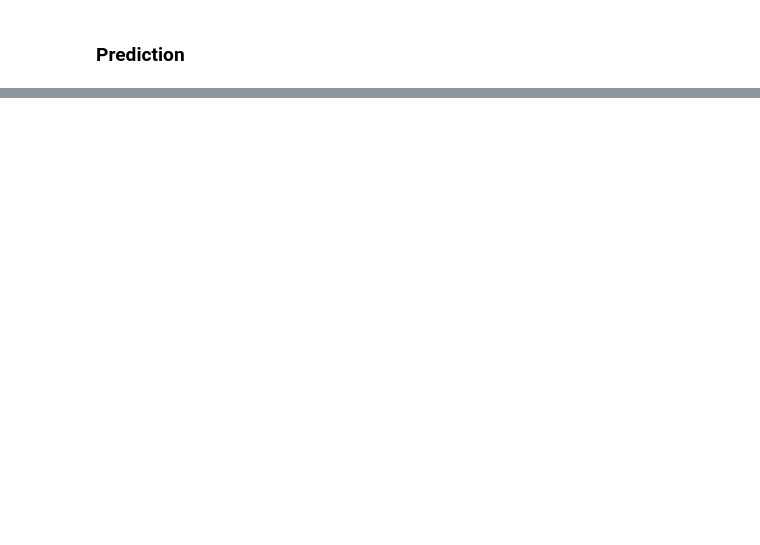
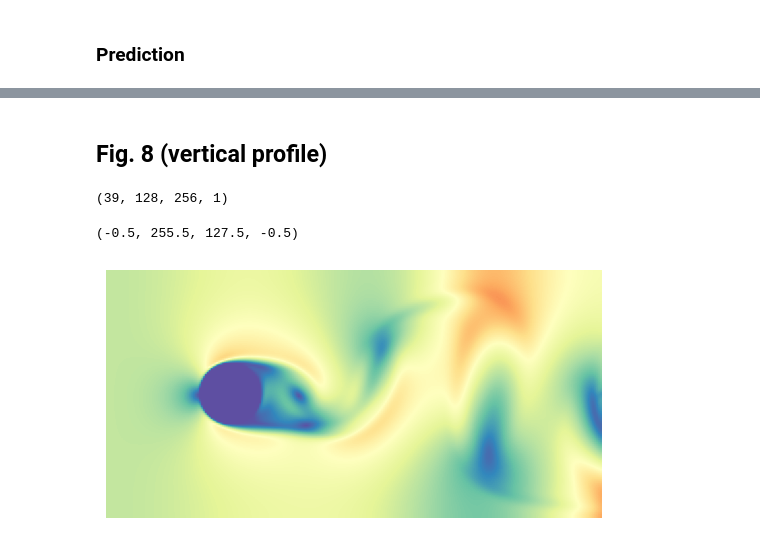
Before and after one commit to hphong1990/flrnet, a Jupyter notebook: validation_nb.ipynb, the cells around one changed output, grey strips where cells are left out. Saved outputs shown, nothing was run; the diff lists cells and outputs as text; code cells hidden in the pictures; blank space fills up the shorter version.

```diff
--- a/validation_nb.ipynb
+++ b/validation_nb.ipynb
@@ -101,34 +122,2 @@ mlp_recon.load_weights('mlp_cnn_8_ran.h5')
 # %% [markdown]
 ### Prediction
-# %%
-# Save model weight
-# Reconstruction
-gt_data = []
-reconstruction_sens = []
-reconstruction_mlp_cnn = []
-for case_idx in range(4):
-    gt_data.append(full_field_data_whole_test_norm[39*case_idx:(39*(case_idx +1)),:,:,:])
-
-    ## FLRNet
-    _, _, z_sens = flow_recon_net.sens_mapping(sensor_data_whole_test_norm[39*case_idx:(39*(case_idx +1)),:])
-    reconstruction_sens_iter = flow_recon_net.decoder(z_sens).numpy()
-    reconstruction_sens.append(reconstruction_sens_iter)
-
-    reconstruction_mlp_cnn_iter = mlp_recon(sensor_data_whole_test_norm[39*case_idx:(39*(case_idx +1)),:]).numpy()
-    reconstruction_mlp_cnn.append(reconstruction_mlp_cnn_iter)
-
-# ## MLP - L1
-# _, _, z_sens = flow_recon_net.sens_mapping(sensor_data_whole_test_norm[39*case_idx:(39*(case_idx +1)),:])
-# reconstruction_sens = flow_recon_net.decoder(z_sens).numpy()
-
-# ## MLP - L2
-# _, _, z_sens = flow_recon_net.sens_mapping(sensor_data_whole_test_norm[39*case_idx:(39*(case_idx +1)),:])
-# reconstruction_sens = flow_recon_net.decoder(z_sens).numpy()
-
-# ## MLP - PINN
-# _, _, z_sens = flow_recon_net.sens_mapping(sensor_data_whole_test_norm[39*case_idx:(39*(case_idx +1)),:])
-# reconstruction_sens = flow_recon_net.decoder(z_sens).numpy()
-
-# ## MLP + CNN
-# _, _, z_sens = flow_recon_net.sens_mapping(sensor_data_whole_test_norm[39*case_idx:(39*(case_idx +1)),:])
-# reconstruction_sens = flow_recon_net.decoder(z_sens).numpy()
@@ -182,0 +481,2 @@ for i in range(39):
+# %% [markdown]
+## Fig. 8 (vertical profile)
@@ -182,0 +488,4 @@ for i in range(39):
+# %%
+mae_fou.shape
+# %% [output]
+(39, 128, 256, 1)
@@ -182,0 +535,7 @@ for i in range(39):
+# %%
+fig, ax = plt.subplots()
+ax.imshow(gt_data[0,0,int(39/4*2 + 1),:,:,0], vmin = 0, vmax = 1, cmap= 'Spectral_r')
+ax.axis("off")
+# %% [output]
+(-0.5, 255.5, 127.5, -0.5)
+[figure, added]
```
Also changed, not shown: parts of 41 cells of this notebook, 9 other files.
